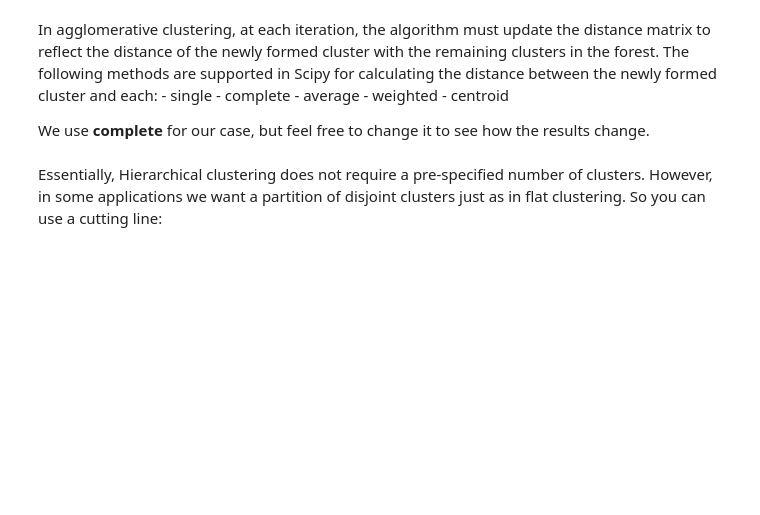
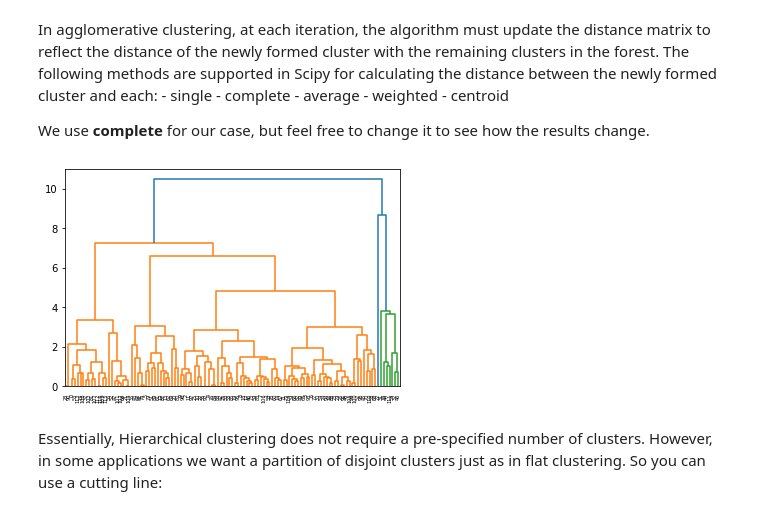
Before and after one commit to CPaladiya/IBM_AI_Professional_Course, a Jupyter notebook: 10_IBMAI_Hierarchical_Clustering.ipynb, the cells around one changed output. Saved outputs shown, nothing was run; the diff lists cells and outputs as text; code cells hidden in the pictures; blank space fills up the shorter version.

```diff
--- a/10_IBMAI_Hierarchical_Clustering.ipynb
+++ b/10_IBMAI_Hierarchical_Clustering.ipynb
@@ -291,8 +320,11 @@ In this part we use Scipy package to cluster the dataset.
 First, we calculate the distance matrix.
 # %%
 import scipy
+#number of rows in the nparray
 leng = feature_mtx.shape[0]
-D = scipy.zeros([leng,leng])
+#creating matrix with all zeros of size leng
+D = np.zeros([leng,leng])
+#cell by cell calculating the euclidean distance
 for i in range(leng):
     for j in range(leng):
         D[i,j] = scipy.spatial.distance.euclidean(feature_mtx[i], feature_mtx[j])
@@ -310,7 +356,10 @@ We use **complete** for our case, but feel free to change it to see how the resu
 # %%
 import pylab
 import scipy.cluster.hierarchy
 Z = hierarchy.linkage(D, 'complete')
+dendro = hierarchy.dendrogram(Z)
+# %% [output]
+[figure, added]
 # %% [markdown]
 Essentially, Hierarchical clustering does not require a pre-specified number of clusters. However, in some applications we want a partition of disjoint clusters just as in flat clustering.
 So you can use a cutting line:
```
Also changed, not shown: parts of 22 cells of this notebook.
